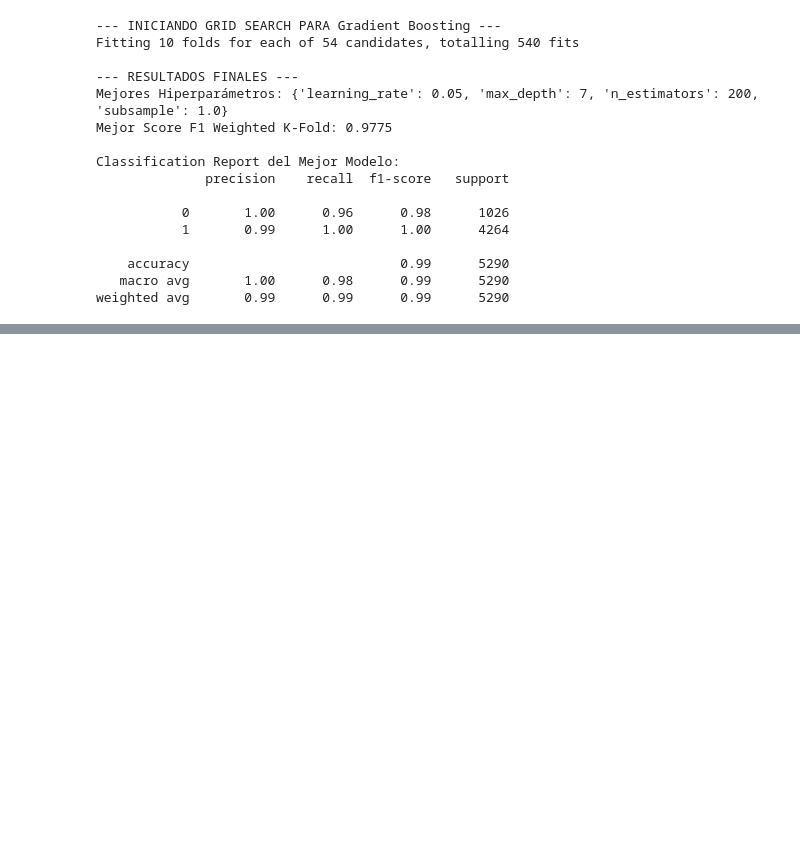
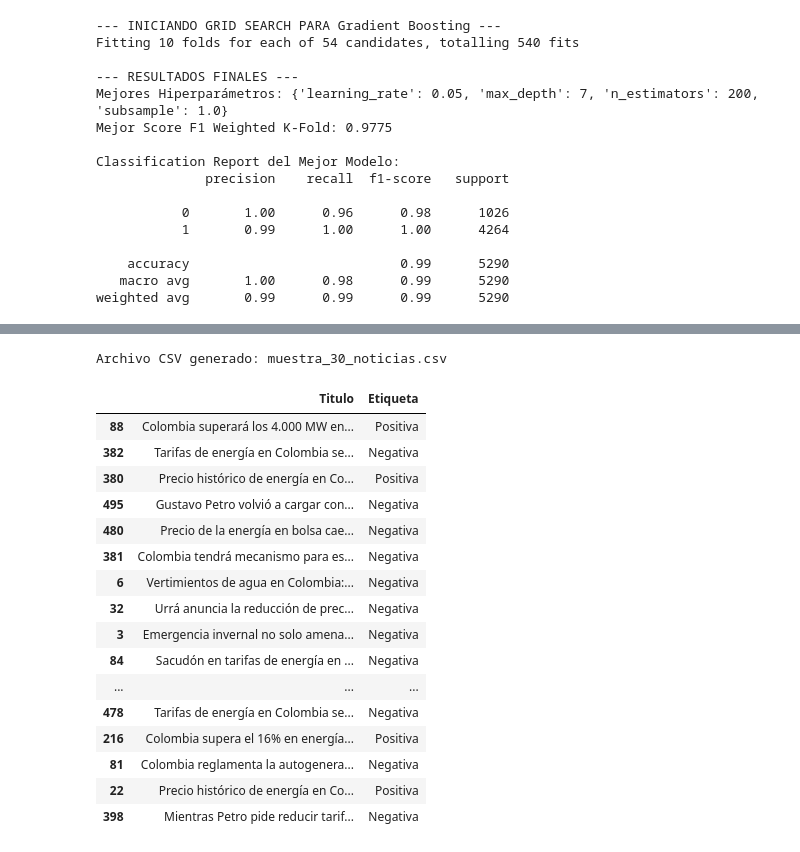
Before and after one commit to shaka03/bot_futuros, a Jupyter notebook: notebooks/MODELOS.ipynb, the cells around one changed output, grey strips where cells are left out. Cells and saved outputs as stored; diff of their text form; code cells hidden in the pictures; blank space fills up the shorter version.

```diff
--- a/notebooks/MODELOS.ipynb
+++ b/notebooks/MODELOS.ipynb
@@ -954,0 +1175,5 @@ df_final.to_csv(os.path.join(Path.cwd().parent, "data/2_silver/datos_NOTICIAS.cs
+# %%
+import joblib
+
+modelo = joblib.load("news_model.joblib")
+vectorizer = joblib.load("vectorizer.joblib")
@@ -954,0 +1191,10 @@ df_final.to_csv(os.path.join(Path.cwd().parent, "data/2_silver/datos_NOTICIAS.cs
+# %%
+X_noticias = vectorizer.transform(df["Titulo_norm"])
+# %%
+df["probabilidad"] = modelo.predict_proba(X_noticias)[:,1]
+df["prediccion"] = modelo.predict(X_noticias)
+# Crear etiqueta interpretada
+df["Etiqueta"] = df["prediccion"].map({0: "Positiva", 1: "Negativa"})
+
+# Verificar resultados
+df[["Titulo", "probabilidad", "prediccion", "Etiqueta"]].head()
@@ -954,0 +1210,29 @@ df_final.to_csv(os.path.join(Path.cwd().parent, "data/2_silver/datos_NOTICIAS.cs
+# %%
+df_random_30 = df.sample(n=30)
+
+df_random_30.to_csv("muestra_30_noticias.csv", index=False)
+
+print("Archivo CSV generado: muestra_30_noticias.csv")
+# %% [output]
+Archivo CSV generado: muestra_30_noticias.csv
+# %%
+pd.set_option('display.max_colwidth', None)
+df_random_30[["Titulo", "Etiqueta"]]
+# %% [output]
+|  | Titulo | Etiqueta |
+| 88 | Colombia superará los 4.000 MW en... | Positiva |
+| 382 | Tarifas de energía en Colombia se... | Negativa |
+| 380 | Precio histórico de energía en Co... | Positiva |
+| 495 | Gustavo Petro volvió a cargar con... | Negativa |
+| 480 | Precio de la energía en bolsa cae... | Negativa |
+| 381 | Colombia tendrá mecanismo para es... | Negativa |
+| 6 | Vertimientos de agua en Colombia:... | Negativa |
+| 32 | Urrá anuncia la reducción de prec... | Negativa |
+| 3 | Emergencia invernal no solo amena... | Negativa |
+| 84 | Sacudón en tarifas de energía en ... | Negativa |
+| ... | ... | ... |
+| 478 | Tarifas de energía en Colombia se... | Negativa |
+| 216 | Colombia supera el 16% en energía... | Positiva |
+| 81 | Colombia reglamenta la autogenera... | Negativa |
+| 22 | Precio histórico de energía en Co... | Positiva |
+| 398 | Mientras Petro pide reducir tarif... | Negativa |
```
Also changed, not shown: parts of 29 cells of this notebook.
